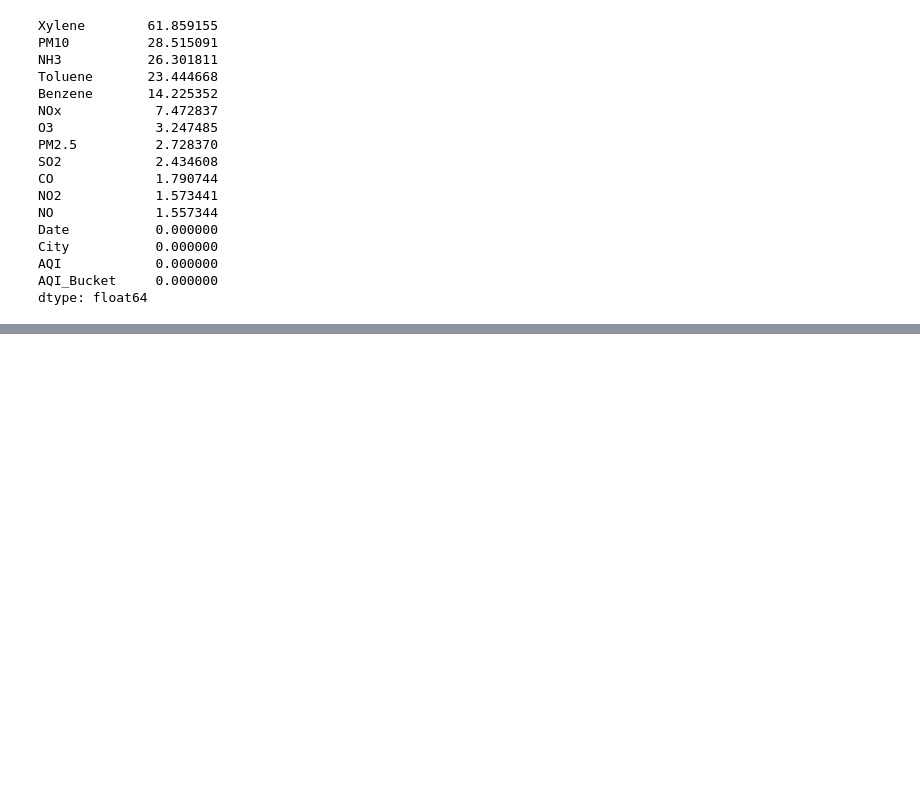
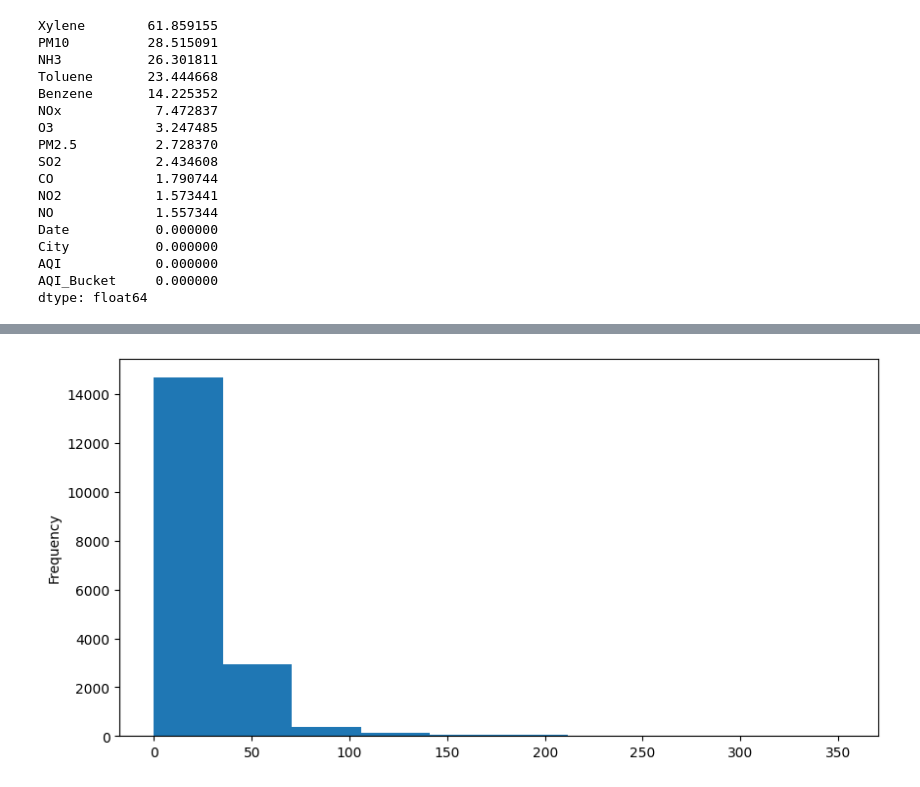
Before and after one commit to Prasanthkumar2004/AQL-Prediction-Model, a Jupyter notebook: AQI Prediction Model/AQI Model.ipynb, the cells around one changed output, grey strips where cells are left out. Cells and saved outputs as stored; diff of their text form; code cells hidden in the pictures; blank space fills up the shorter version.

```diff
--- a/AQI Prediction Model/AQI Model.ipynb
+++ b/AQI Prediction Model/AQI Model.ipynb
@@ -158,0 +173,6 @@ dtype: float64
+# %%
+df['NH3'].plot(kind='hist',figsize=(10,5))
+plt.legend
+plt.show()
+# %% [output]
+[figure, added]
```
Also changed, not shown: parts of 35 cells of this notebook.
